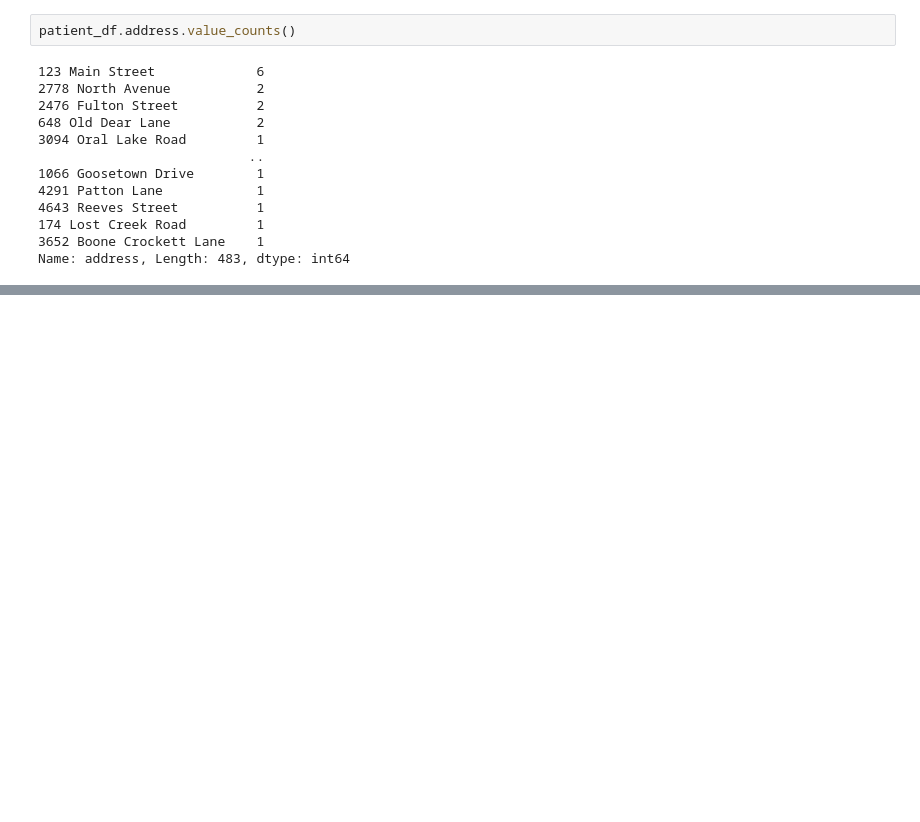
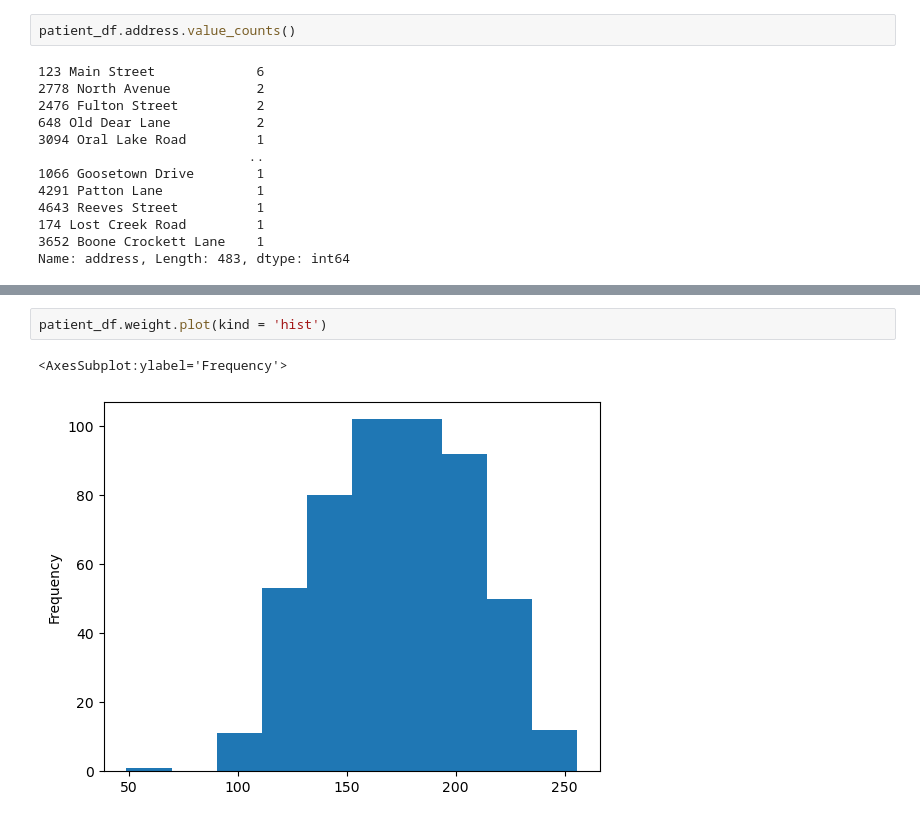
Before and after one commit to Bankrid/Auralin-Data-Analysis, a Jupyter notebook: Auralin.ipynb, the cells around one changed output, grey strips where cells are left out. Drawn from its saved outputs; the diff is of its cells as text; blank space fills up the shorter version.

```diff
--- a/Auralin.ipynb
+++ b/Auralin.ipynb
@@ -178,0 +222,5 @@ patient_df
+# %%
+patient_df.weight.plot(kind = 'hist')
+# %% [output]
+<AxesSubplot:ylabel='Frequency'>
+[figure, added]
```
Also changed, not shown: parts of 12 cells of this notebook.
